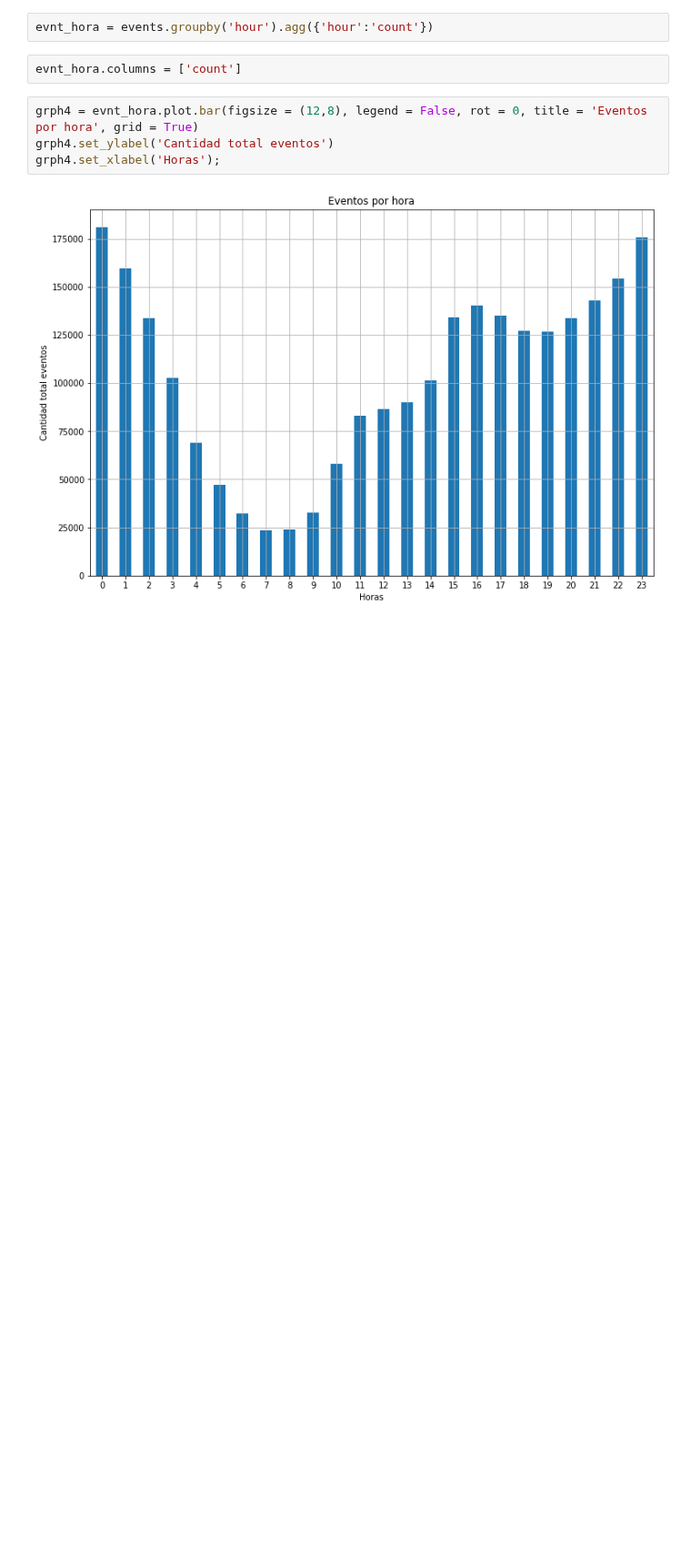
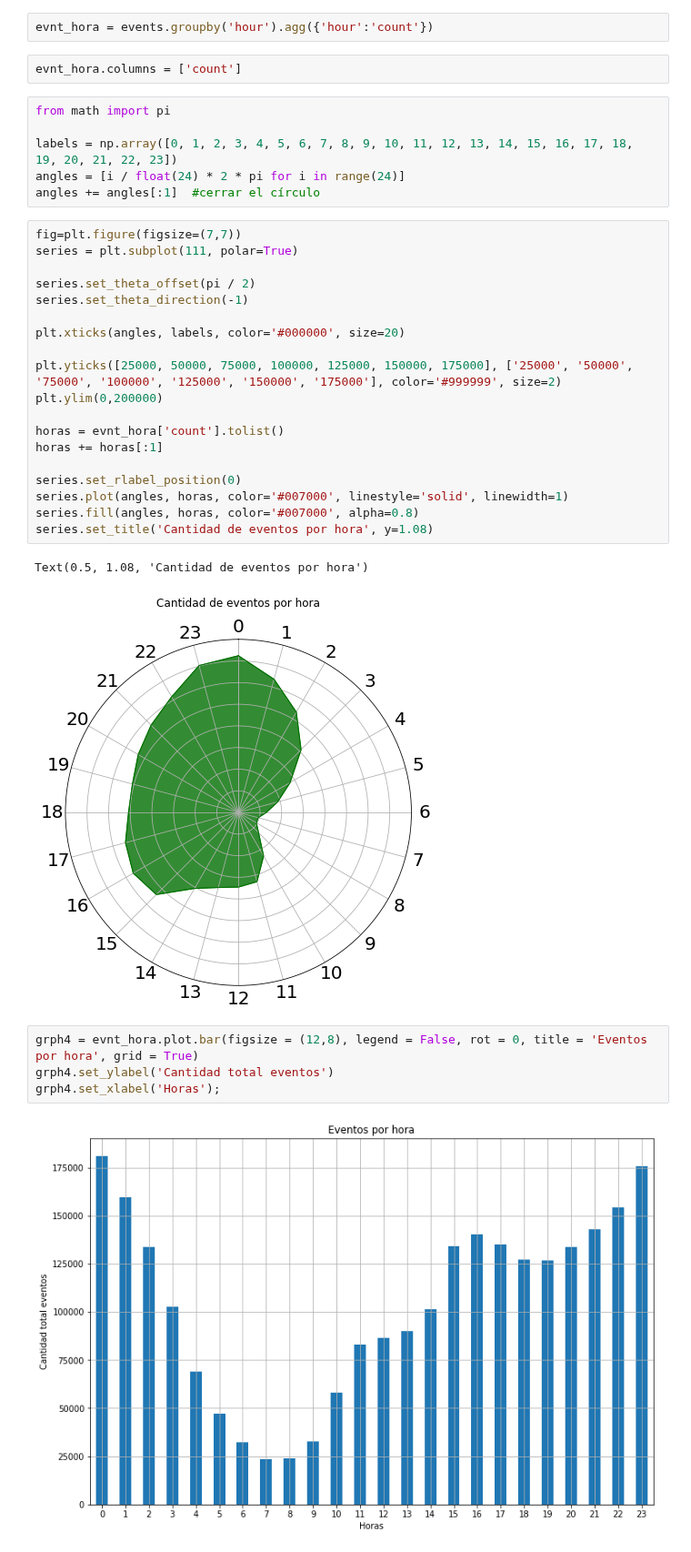
Before and after one commit to sberoch/Datos, a Jupyter notebook: events.ipynb, the cells around one changed output. Shown at 91% size. Cells and saved outputs as stored; diff of their text form; blank space fills up the shorter version.

```diff
--- a/events.ipynb
+++ b/events.ipynb
@@ -157,6 +157,34 @@ grph3.set_ylabel('Horas');
 evnt_hora = events.groupby('hour').agg({'hour':'count'})
 # %%
 evnt_hora.columns = ['count']
+# %%
+from math import pi
+
+labels = np.array([0, 1, 2, 3, 4, 5, 6, 7, 8, 9, 10, 11, 12, 13, 14, 15, 16, 17, 18, 19, 20, 21, 22, 23])
+angles = [i / float(24) * 2 * pi for i in range(24)]
+angles += angles[:1]  #cerrar el círculo
+# %%
+fig=plt.figure(figsize=(7,7))
+series = plt.subplot(111, polar=True)
+
+series.set_theta_offset(pi / 2)
+series.set_theta_direction(-1)
+
+plt.xticks(angles, labels, color='#000000', size=20)
+
+plt.yticks([25000, 50000, 75000, 100000, 125000, 150000, 175000], ['25000', '50000', '75000', '100000', '125000', '150000', '175000'], color='#999999', size=2)
+plt.ylim(0,200000)
+
+horas = evnt_hora['count'].tolist()
+horas += horas[:1]
+
+series.set_rlabel_position(0)
+series.plot(angles, horas, color='#007000', linestyle='solid', linewidth=1)
+series.fill(angles, horas, color='#007000', alpha=0.8)
+series.set_title('Cantidad de eventos por hora', y=1.08)
+# %% [output]
+Text(0.5, 1.08, 'Cantidad de eventos por hora')
+[figure, added]
 # %%
 grph4 = evnt_hora.plot.bar(figsize = (12,8), legend = False, rot = 0, title = 'Eventos por hora', grid = True)
 grph4.set_ylabel('Cantidad total eventos')
```
Also changed, not shown: 1 other file.
